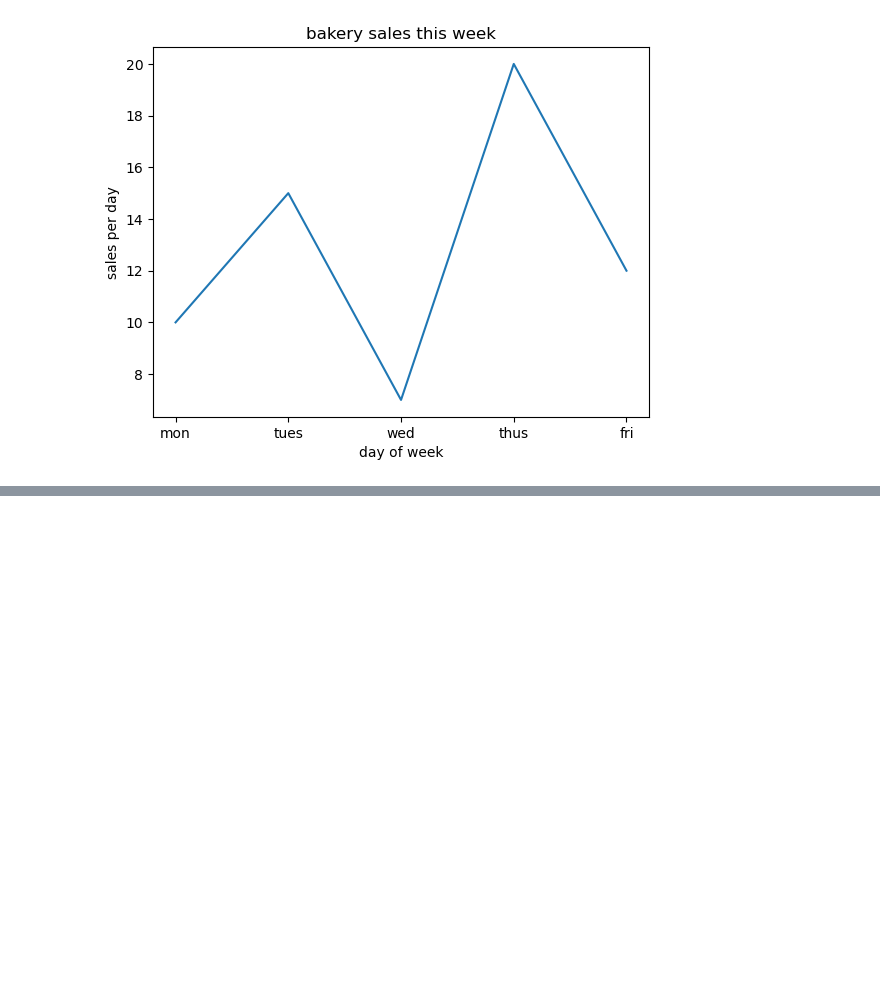
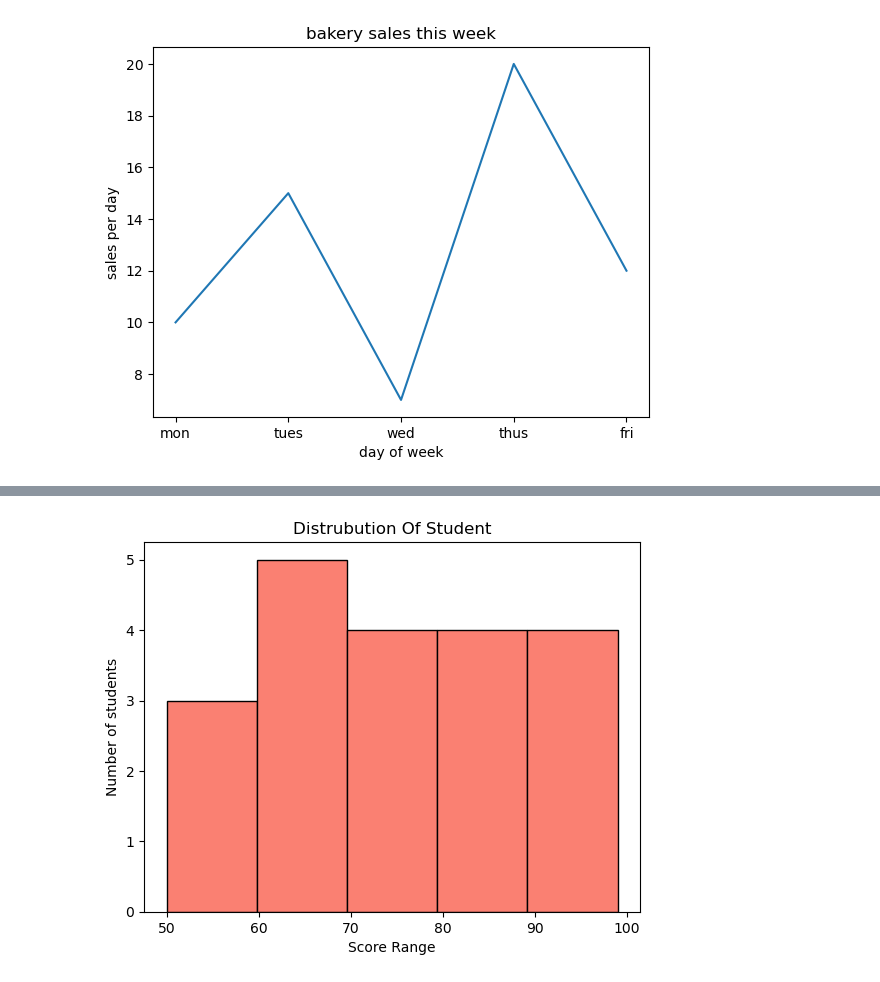
Before and after one commit to dipspatil20/learning_Matplotlib, a Jupyter notebook: matplotlibYT.ipynb, the cells around one changed output, grey strips where cells are left out. Drawn from its saved outputs; the diff is of its cells as text; code cells hidden in the pictures; blank space fills up the shorter version.

```diff
--- a/matplotlibYT.ipynb
+++ b/matplotlibYT.ipynb
@@ -127,0 +84,13 @@ Everything up-to-date
+# %%
+#histogram
+import matplotlib.pyplot as plt
+
+scores= [60,55,67,85,81,99,73,79,64,83,77,50,59,61,66,95,91,93,87,74]
+
+plt.hist(scores, bins=5, color='salmon', edgecolor='black')
+plt.xlabel('Score Range')
+plt.ylabel('Number of students')
+plt.title('Distrubution Of Student')
+plt.show()
+# %% [output]
+[figure, added]
```
Also changed, not shown: parts of 18 cells of this notebook.
